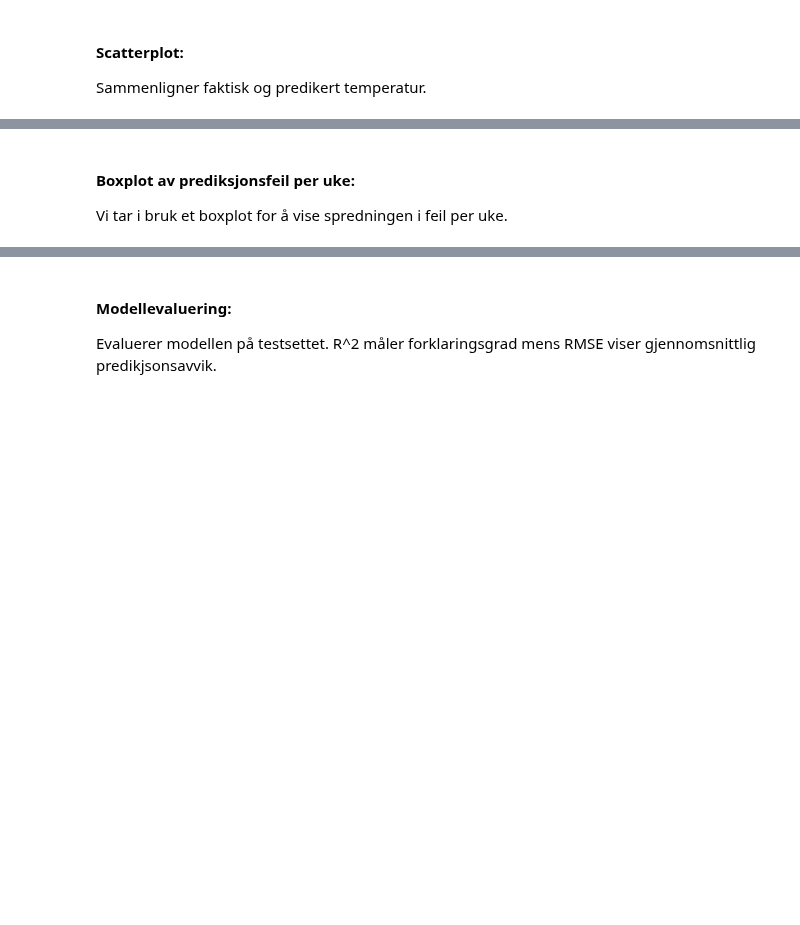
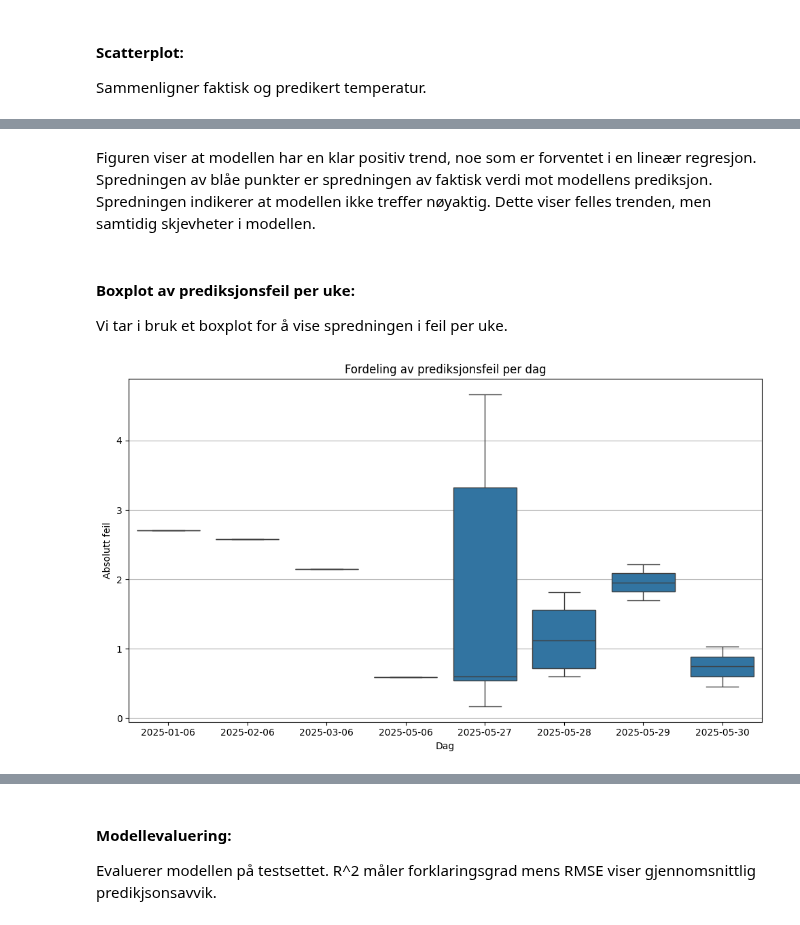
Before and after one commit to EdiGalane/MiljoDataProsjekt, a Jupyter notebook: notebooks/prediksjon.ipynb, the cells around one changed output, grey strips where cells are left out. Cells and saved outputs as stored; diff of their text form; code cells hidden in the pictures; blank space fills up the shorter version.

```diff
--- a/notebooks/prediksjon.ipynb
+++ b/notebooks/prediksjon.ipynb
@@ -22,8 +28,8 @@ from src.data_prediction import DataPrediksjon
 # %% [markdown]
 #### Last inn renset data
 # %%
-df = DataLeser().les_csv("data/renset_trondheim_forecast.csv")
+df = DataLeser(data_dir="../data").les_csv("trondheim_forecast_cleaned.csv")
 # %% [markdown]
 #### Initialiser Prediksjonsklasse:
 # %%
-pred = DataPrediksjon(df, målvaraibel = "Temperatur")
+pred = DataPrediksjon(df, målvariabel = "Temperatur")
@@ -47,5 +67,11 @@ pred.visualiser_scatter()
+# %% [markdown]
+Figuren viser at modellen har en klar positiv trend, noe som er forventet i en lineær regresjon.
+Spredningen av blåe punkter er spredningen av faktisk verdi mot modellens prediksjon. Spredningen indikerer at modellen ikke treffer nøyaktig.
+Dette viser felles trenden, men samtidig skjevheter i modellen.
 # %% [markdown]
 #### Boxplot av prediksjonsfeil per uke:
 Vi tar i bruk et boxplot for å vise spredningen i feil per uke.
 # %%
-pred.visualiser_feil_pr_uke()
+pred.visualiser_feil_pr_dag()
+# %% [output]
+[figure, added]
```
Also changed, not shown: parts of 11 cells of this notebook, 21 other files.
